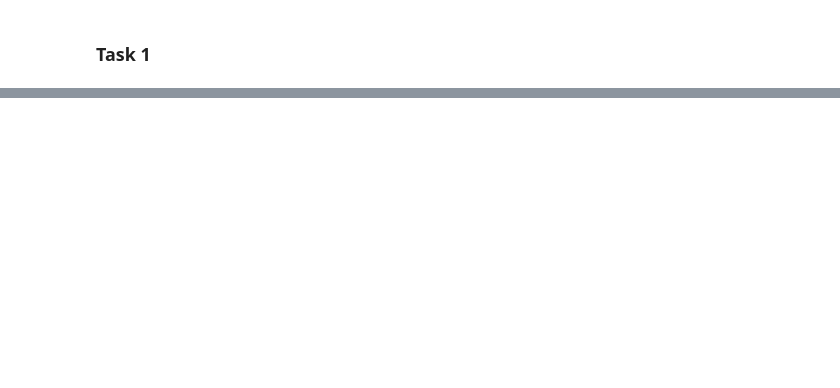
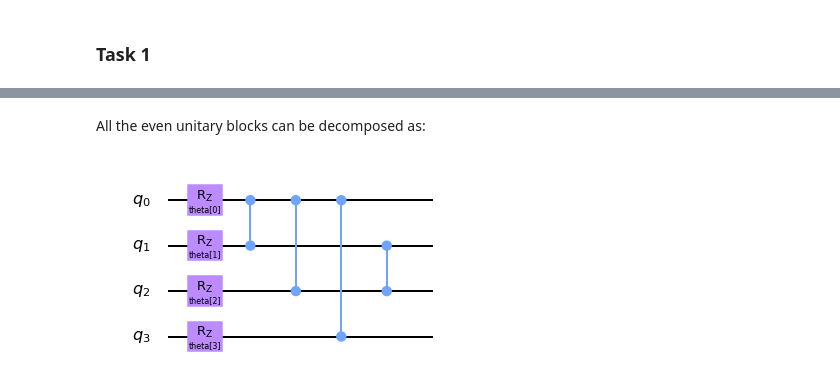
Before and after one commit to dsskonuru/ga-optimized-vqa, a Jupyter notebook: qosf_screening_task_1.ipynb, the cells around one changed output, grey strips where cells are left out. Drawn from its saved outputs; the diff is of its cells as text; code cells hidden in the pictures; blank space fills up the shorter version.

```diff
--- a/qosf_screening_task_1.ipynb
+++ b/qosf_screening_task_1.ipynb
@@ -16,0 +33,14 @@ theta = ParameterVector('theta', length=num_qubits)
+# %% [markdown]
+All the even unitary blocks can be decomposed as:
+# %%
+qc = QuantumCircuit(4)
+for i in range(num_qubits):
+    qc.rz(theta[i], i)
+qc.cz(0, 1)
+qc.cz(0, 2)
+qc.cz(0, 3)
+qc.cz(1, 2)
+
+qc.draw('mpl')
+# %% [output]
+[figure, added]
```
Also changed, not shown: parts of 39 cells of this notebook, 1 other file.
